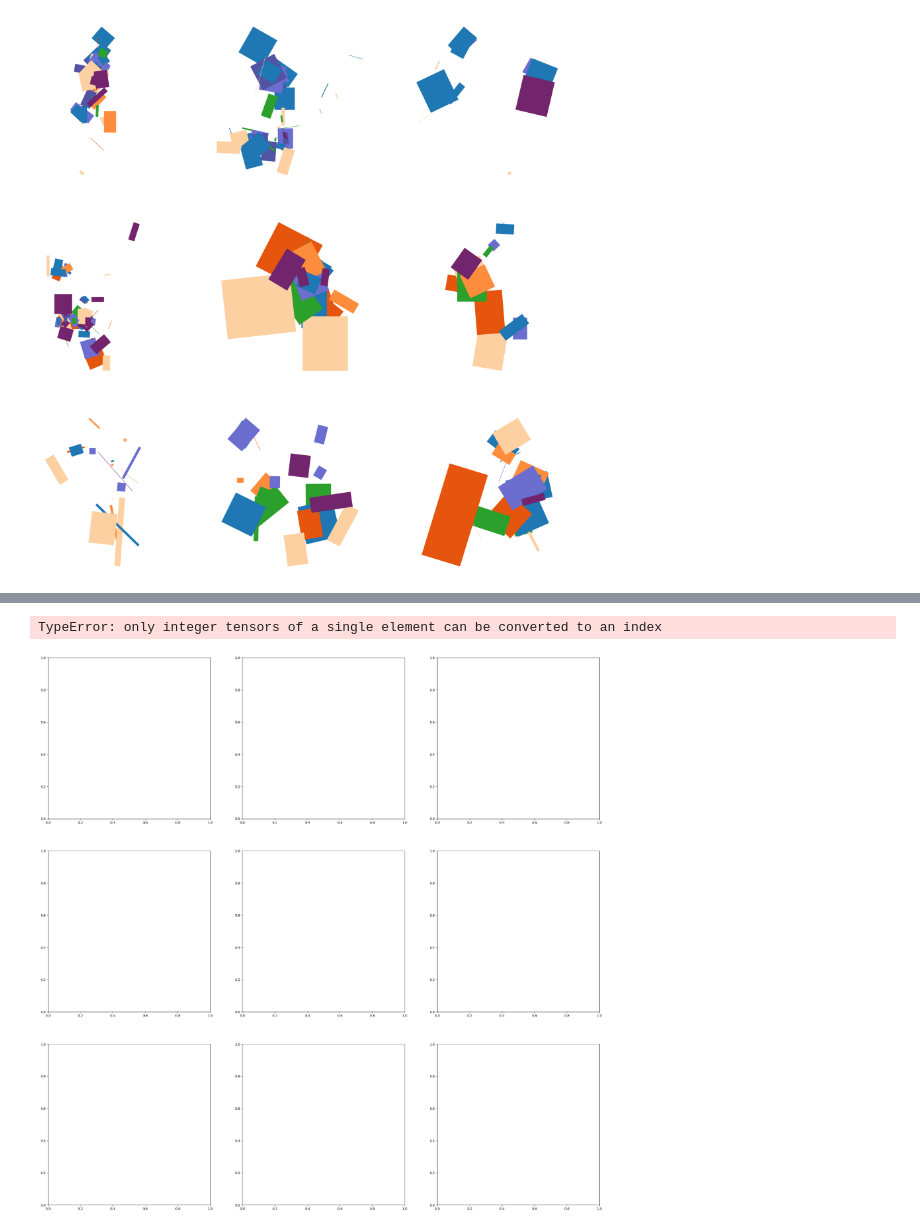
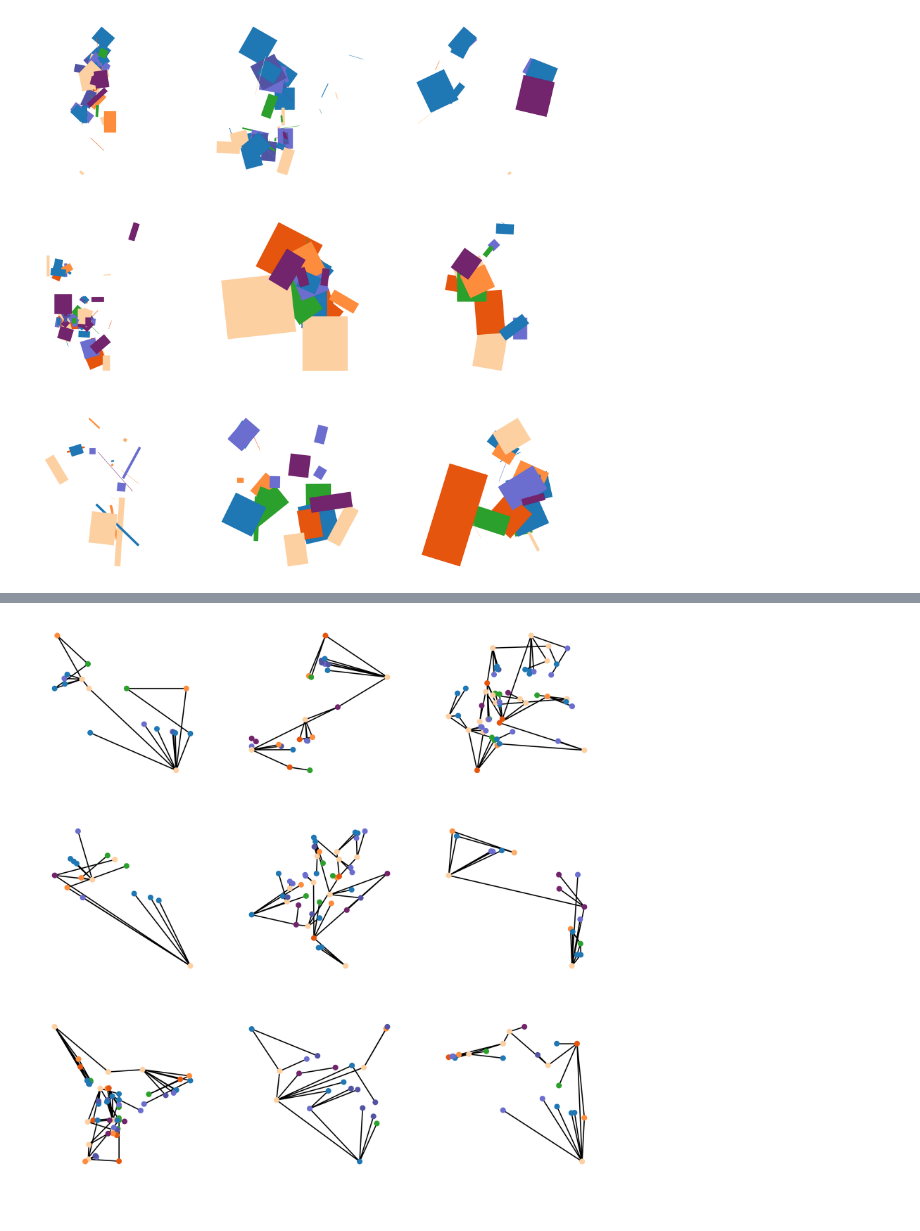
Before and after one commit to Haoranxia/Graph_ML_project, a Jupyter notebook: training_2.ipynb, the cells around one changed output, grey strips where cells are left out. Cells and saved outputs as stored; diff of their text form; code cells hidden in the pictures.

```diff
--- a/training_2.ipynb
+++ b/training_2.ipynb
@@ -601,23 +599,20 @@ discriminator.load_state_dict(torch.load('./saved_models/discriminator_simple.pt
 # %%
 bs = 9
-dataloader = DataLoader(dataset, batch_size=bs, shuffle=True)
-dataiter = iter(dataloader)
-data = next(dataiter)
+dataloader = DataLoader(dataset, batch_size=bs, shuffle=False)
+data = next(iter(dataloader))
 
 # get and define sources of information
 x_dr = data.properties.float()
 edge_index = data.edge_index
-category = data.category
-# print(category.shape, len(COLORS_ROOMTYPE))
+room_type = data.room_type
 batch = data.batch
-indices = data.index
-print(indices)
 
 # add noise and create x for generator
-noise = torch.randn((category.shape[0], cfg.model.noise_size))
-x_g = torch.concat((category, noise), dim=1)
+noise = torch.randn((room_type.shape[0], noise_dim))
+x_g = torch.concat((room_type, noise), dim=1)
 
 # feedforward through generator and create fake input for discriminator
 x_df = generator(edge_index, x_g).detach()
+print(x_df)
 # %% [output]
 [2143, 2763, 712, 4122, 2433, 137, 952, 4001, 3162]
@@ -635,12 +626,12 @@ axs = axs.flatten()
 for i, ax in enumerate(axs):
 
     if i == bs: break
-    for info, roomtype in zip(x_df[batch == i, :], category[batch == i, :]):
+    for info, rm_type in zip(x_df[batch == i, :], room_type[batch == i, :]):
 
-        roomtype = torch.argmax(roomtype)
+        roomtype = torch.argmax(rm_type)
         geom = info_to_geom(info)
 
-        c=np.array(CMAP_ROOMTYPE(roomtype)).reshape(1,4)
+        c=np.array(CMAP_ROOMTYPE(rm_type)).reshape(1,4)
         plot_polygon(ax, geom, fc=c, ec=c, label=c)
 
         _ = [ax.set_aspect('equal'), ax.axis('off')]
@@ -649,6 +646,6 @@ for i, ax in enumerate(axs):
 # %%
 bs = 9
-dataloader = DataLoader(dataset, batch_size=bs, shuffle=True)
+dataloader = DataLoader(dataset, batch_size=bs, shuffle=False)
 data = next(iter(dataloader))
 
 # get and define sources of information
@@ -667,6 +664,8 @@ x_df = generator(edge_index, x_g).detach()
 print(x_df)
 
 # bring graph batch to networkx
-data_nx = pyg.utils.to_networkx(data, node_attrs=["properties", "room_type", "batch"], to_undirected=True)
+data_nx = pyg.utils.to_networkx(data,
+                                node_attrs=["properties", "room_type", "batch"],
+                                to_undirected=True)
 print(data_nx)
 # %% [output]
@@ -695,26 +674,26 @@ print(data_nx.nodes)
 # %%
 from plot import plot_graph
 
 # set up figure
 n = int(np.ceil(np.sqrt(bs)))
 fs = 10
 fig, axs = plt.subplots(n, n, figsize=(n*fs, n*fs))
 axs = axs.flatten()
 
 add = 0
 for i, ax in enumerate(axs):
 
-    # assign
-    nodes = torch.arange(0, data.num_nodes)[batch == i]
-    graph = data_nx.subgraph(nodes.tolist())
+    # create subgraph (batch == i) from batch graph
+    nodes_i = np.array(list(data_nx.nodes), dtype=int)[batch == i]
+    graph_i = data_nx.subgraph(nodes_i.tolist())
+    centers_i = x_df[batch == i]
 
-    pos = {index+add: np.array(n) for index, n in enumerate(x_df[batch == i])}
-    room_types = [np.argmax(n) for _, n in graph.nodes('room_type')]
+    # retrieve position from the centers (which actually is equivalent to the position)
+    #  note: the node index should be added with where it starts
+    pos = {node: np.array(center) for node, center in zip(nodes_i, centers_i)}
+    room_types = [np.argmax(n) for _, n in graph_i.nodes('room_type')]
     colors = [np.array(CMAP_ROOMTYPE(n)).reshape(1,4) for n in room_types]
-    plot_graph(graph, ax, c_node=colors, dw_edge=False, c_edge=['black']*4, pos=pos, node_size=fs*6, edge_size=fs/3)
-
-    add += len(nodes)
+    plot_graph(graph_i, ax, c_node=colors, dw_edge=False, c_edge=['black']*4, pos=pos, node_size=fs*25, edge_size=fs/3)
 # %% [output]
-TypeError: only integer tensors of a single element can be converted to an index
-[figure, old version]
+[figure, new version]
 # %%
```
Also changed, not shown: parts of 6 cells of this notebook.
